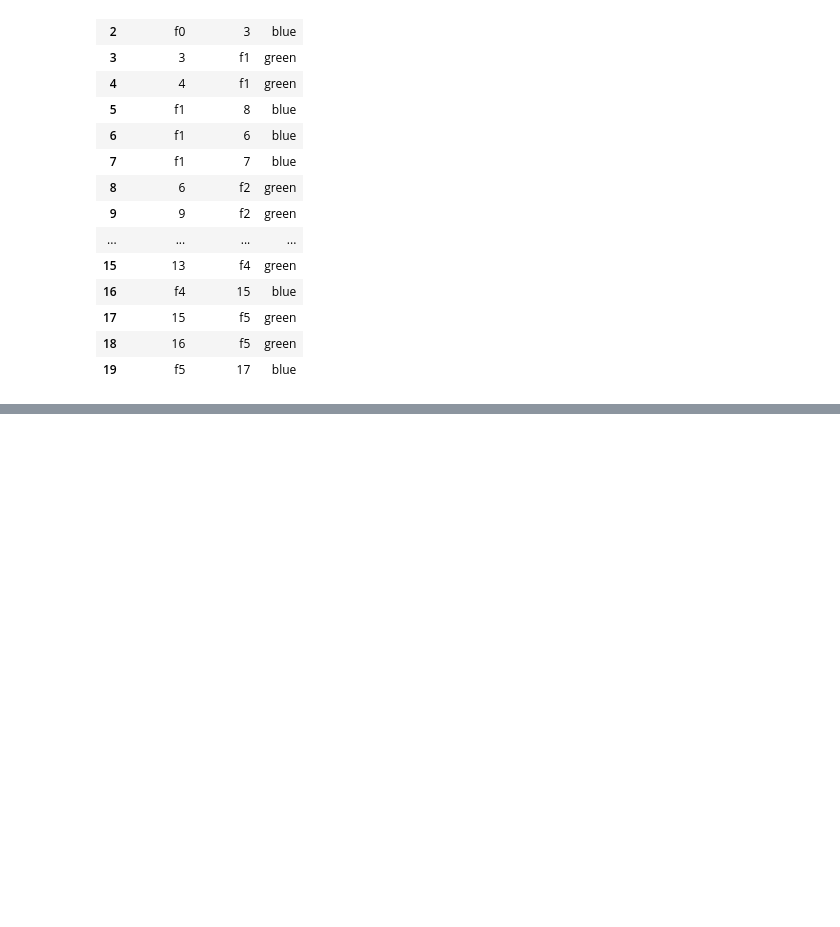
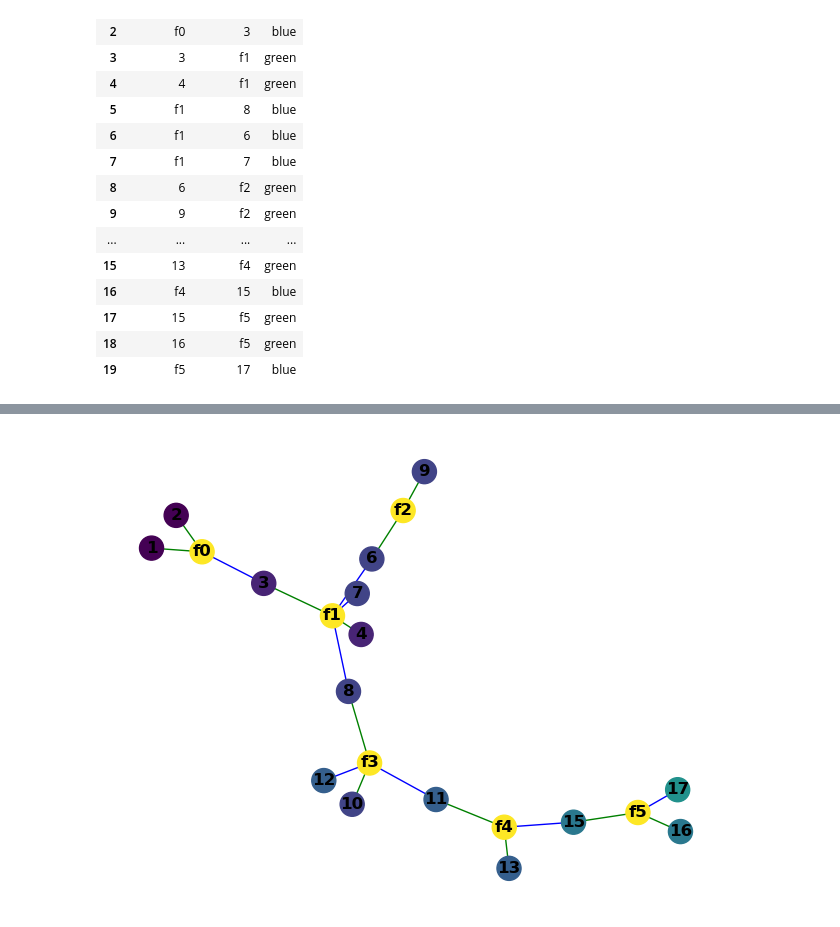
Before and after one commit to grushanina/json_parser, a Jupyter notebook: family_tree.ipynb, the cells around one changed output, grey strips where cells are left out. Cells and saved outputs as stored; diff of their text form; code cells hidden in the pictures; blank space fills up the shorter version.

Commit message:
add rank color

```diff
--- a/family_tree.ipynb
+++ b/family_tree.ipynb
@@ -333,0 +336,8 @@ nx.draw_networkx(G, pos)
+# %%
+df = family_tree.get_dataframe()
+links = family_tree.get_links_pair_families_df()
+links_rank = links.merge(df[['rank']], left_on="source_id",right_index=True, how="left")
+links_rank.fillna(5, inplace=True)
+links_rank['rank'] = links_rank['rank'].apply(lambda x: int(x)/10)
+df['rank'] = df['rank'].apply(lambda x: int(x)/10)
+df
@@ -333,0 +363,19 @@ nx.draw_networkx(G, pos)
+# %%
+fig = plt.figure()
+G = nx.from_pandas_edgelist(links_rank,
+                            source='source_id',
+                            target='target_id',
+                            edge_attr='color')
+
+for node in list(G.nodes()):
+    if 'f' in str(node):
+        G.nodes[node]['color'] = 1.0
+    else:
+        G.nodes[node]['color'] = df.loc[node]['rank']
+
+nx.draw(G, with_labels=True,
+        font_weight='bold',
+        edge_color=list(nx.get_edge_attributes(G,'color').values()),
+        node_color=list(nx.get_node_attributes(G, 'color').values()))
+# %% [output]
+[figure, added]
```
Also changed, not shown: parts of 6 cells of this notebook.
